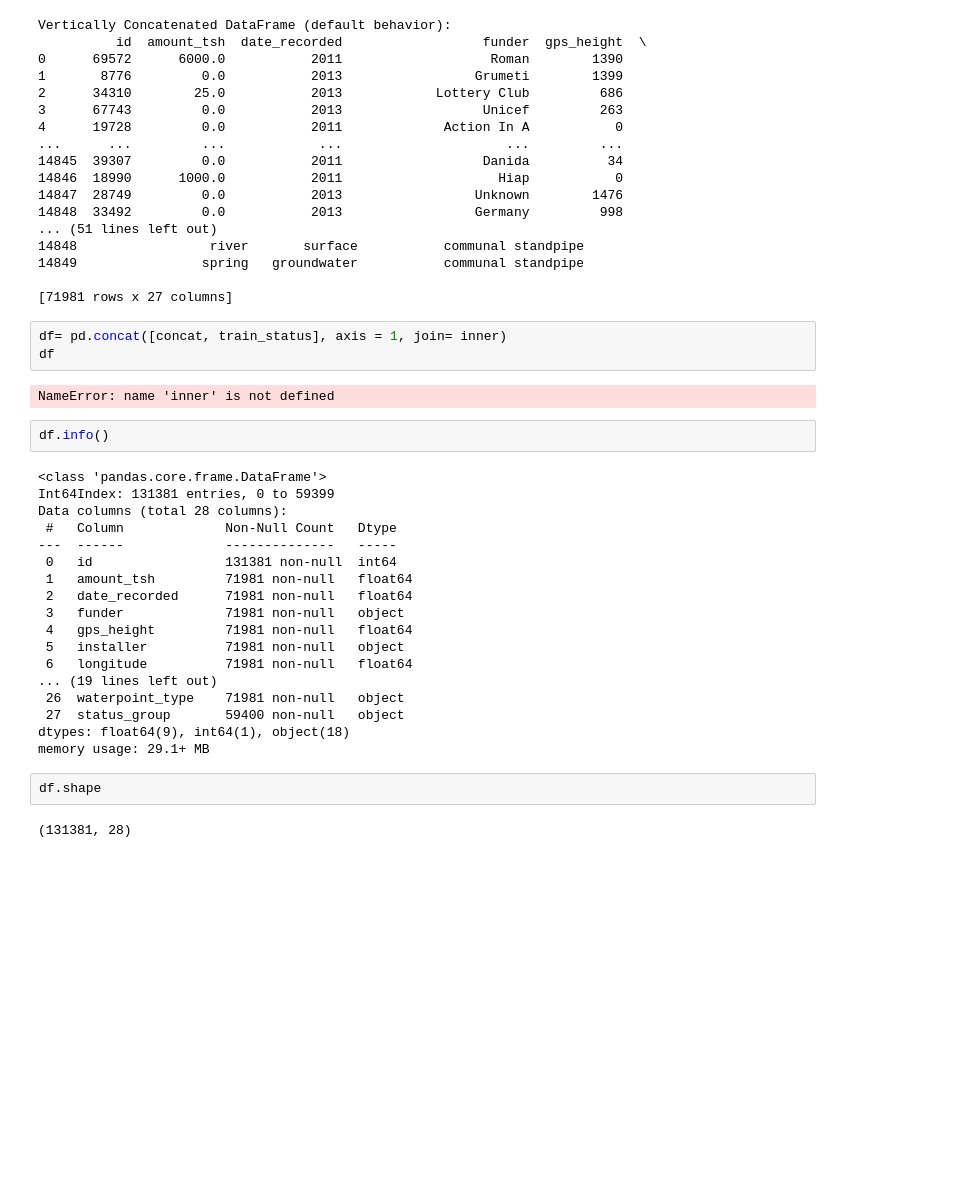
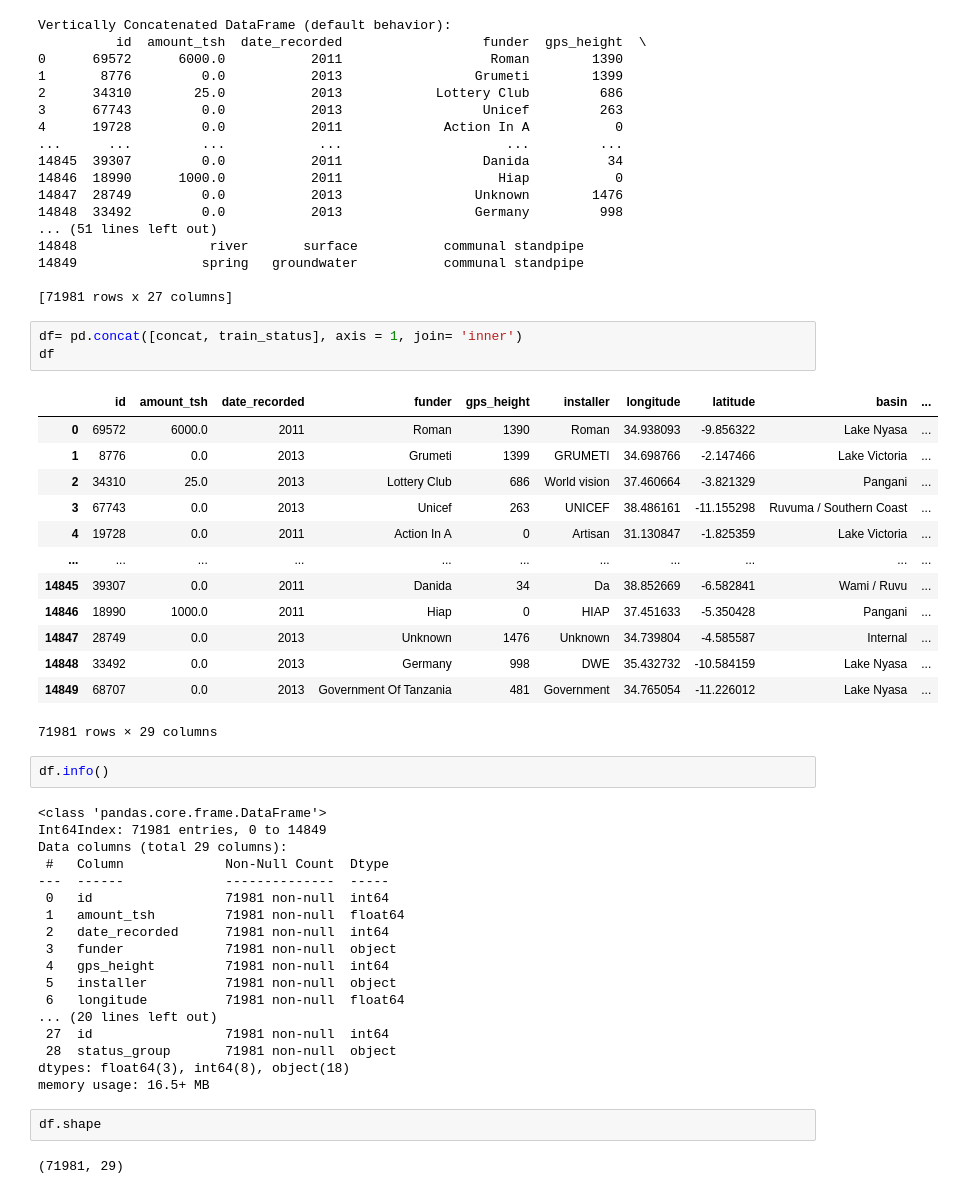
Before and after one commit to MissJJT/dsc-phase-3-project-v3, a Jupyter notebook: student.ipynb, the cells around one changed output. Cells and saved outputs as stored; diff of their text form; blank space fills up the shorter version.

```diff
--- a/student.ipynb
+++ b/student.ipynb
@@ -1490,34 +1490,46 @@ Vertically Concatenated DataFrame (default behavior):
 
 [71981 rows x 27 columns]
 # %%
-df= pd.concat([concat, train_status], axis = 1, join= inner)
+df= pd.concat([concat, train_status], axis = 1, join= 'inner')
 df
 # %% [output]
+|  | id | amount_tsh | date_recorded | funder | gps_height | installer | longitude | latitude | basin | ... |
+| 0 | 69572 | 6000.0 | 2011 | Roman | 1390 | Roman | 34.938093 | -9.856322 | Lake Nyasa | ... |
+| 1 | 8776 | 0.0 | 2013 | Grumeti | 1399 | GRUMETI | 34.698766 | -2.147466 | Lake Victoria | ... |
+| 2 | 34310 | 25.0 | 2013 | Lottery Club | 686 | World vision | 37.460664 | -3.821329 | Pangani | ... |
+| 3 | 67743 | 0.0 | 2013 | Unicef | 263 | UNICEF | 38.486161 | -11.155298 | Ruvuma / Southern Coast | ... |
+| 4 | 19728 | 0.0 | 2011 | Action In A | 0 | Artisan | 31.130847 | -1.825359 | Lake Victoria | ... |
+| ... | ... | ... | ... | ... | ... | ... | ... | ... | ... | ... |
+| 14845 | 39307 | 0.0 | 2011 | Danida | 34 | Da | 38.852669 | -6.582841 | Wami / Ruvu | ... |
+| 14846 | 18990 | 1000.0 | 2011 | Hiap | 0 | HIAP | 37.451633 | -5.350428 | Pangani | ... |
+| 14847 | 28749 | 0.0 | 2013 | Unknown | 1476 | Unknown | 34.739804 | -4.585587 | Internal | ... |
+| 14848 | 33492 | 0.0 | 2013 | Germany | 998 | DWE | 35.432732 | -10.584159 | Lake Nyasa | ... |
+| 14849 | 68707 | 0.0 | 2013 | Government Of Tanzania | 481 | Government | 34.765054 | -11.226012 | Lake Nyasa | ... |
-NameError: name 'inner' is not defined
+71981 rows × 29 columns
 # %%
 df.info()
 # %% [output]
 <class 'pandas.core.frame.DataFrame'>
-Int64Index: 131381 entries, 0 to 59399
-Data columns (total 28 columns):
- #   Column             Non-Null Count   Dtype
----  ------             --------------   -----
- 0   id                 131381 non-null  int64
- 1   amount_tsh         71981 non-null   float64
- 2   date_recorded      71981 non-null   float64
- 3   funder             71981 non-null   object
- 4   gps_height         71981 non-null   float64
- 5   installer          71981 non-null   object
- 6   longitude          71981 non-null   float64
-... (19 lines left out)
- 26  waterpoint_type    71981 non-null   object
- 27  status_group       59400 non-null   object
-dtypes: float64(9), int64(1), object(18)
-memory usage: 29.1+ MB
+Int64Index: 71981 entries, 0 to 14849
+Data columns (total 29 columns):
+ #   Column             Non-Null Count  Dtype
+---  ------             --------------  -----
+ 0   id                 71981 non-null  int64
+ 1   amount_tsh         71981 non-null  float64
+ 2   date_recorded      71981 non-null  int64
+ 3   funder             71981 non-null  object
+ 4   gps_height         71981 non-null  int64
+ 5   installer          71981 non-null  object
+ 6   longitude          71981 non-null  float64
+... (20 lines left out)
+ 27  id                 71981 non-null  int64
+ 28  status_group       71981 non-null  object
+dtypes: float64(3), int64(8), object(18)
+memory usage: 16.5+ MB
 # %%
 df.shape
 # %% [output]
-(131381, 28)
+(71981, 29)
 # %%
 df.columns
 # %% [output]
```
Also changed, not shown: parts of 6 cells of this notebook.
